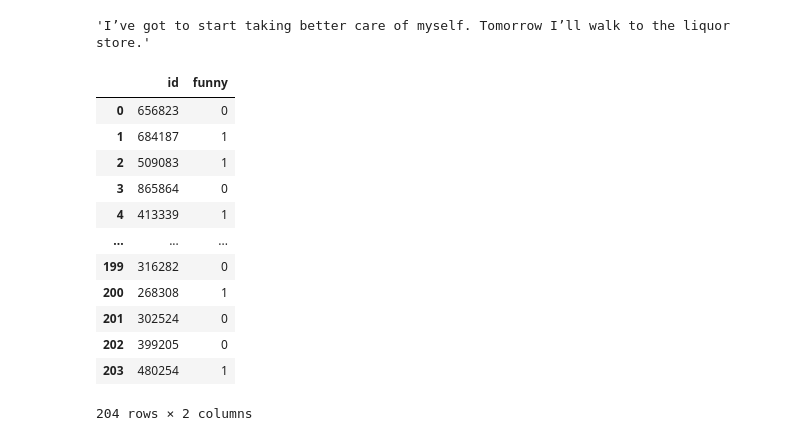
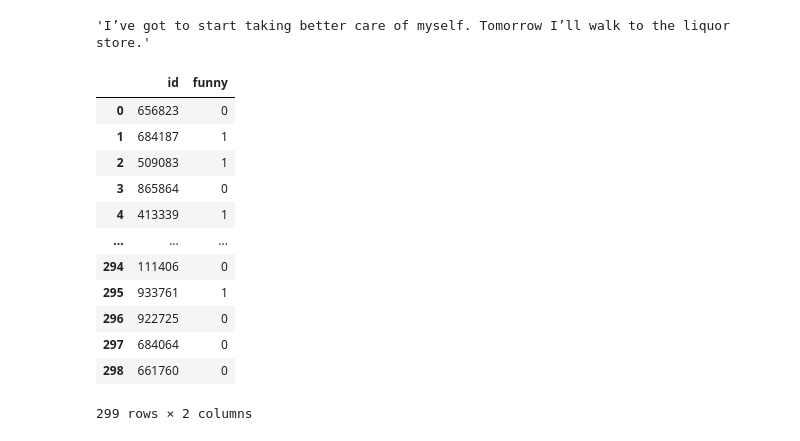
Before and after one commit to layadang/funny-ai, a Jupyter notebook: process-data.ipynb, the cells around one changed output. Drawn from its saved outputs; the diff is of its cells as text; code cells hidden in the pictures.

```diff
--- a/process-data.ipynb
+++ b/process-data.ipynb
@@ -54,19 +58,19 @@ df['tweets'][0]
 # %% [output]
 'I’ve got to start taking better care of myself. Tomorrow I’ll walk to the liquor store.'
 # %%
-done_df = pd.read_csv("data/funny-annotations.csv")
-done_df
+annotated = pd.read_csv("data/funny-annotations.csv")
+annotated
 # %% [output]
 |  | id | funny |
 | 0 | 656823 | 0 |
 | 1 | 684187 | 1 |
 | 2 | 509083 | 1 |
 | 3 | 865864 | 0 |
 | 4 | 413339 | 1 |
 | ... | ... | ... |
-| 199 | 316282 | 0 |
-| 200 | 268308 | 1 |
-| 201 | 302524 | 0 |
-| 202 | 399205 | 0 |
-| 203 | 480254 | 1 |
+| 294 | 111406 | 0 |
+| 295 | 933761 | 1 |
+| 296 | 922725 | 0 |
+| 297 | 684064 | 0 |
+| 298 | 661760 | 0 |
-204 rows × 2 columns
+299 rows × 2 columns
```
Also changed, not shown: parts of 17 cells of this notebook.
